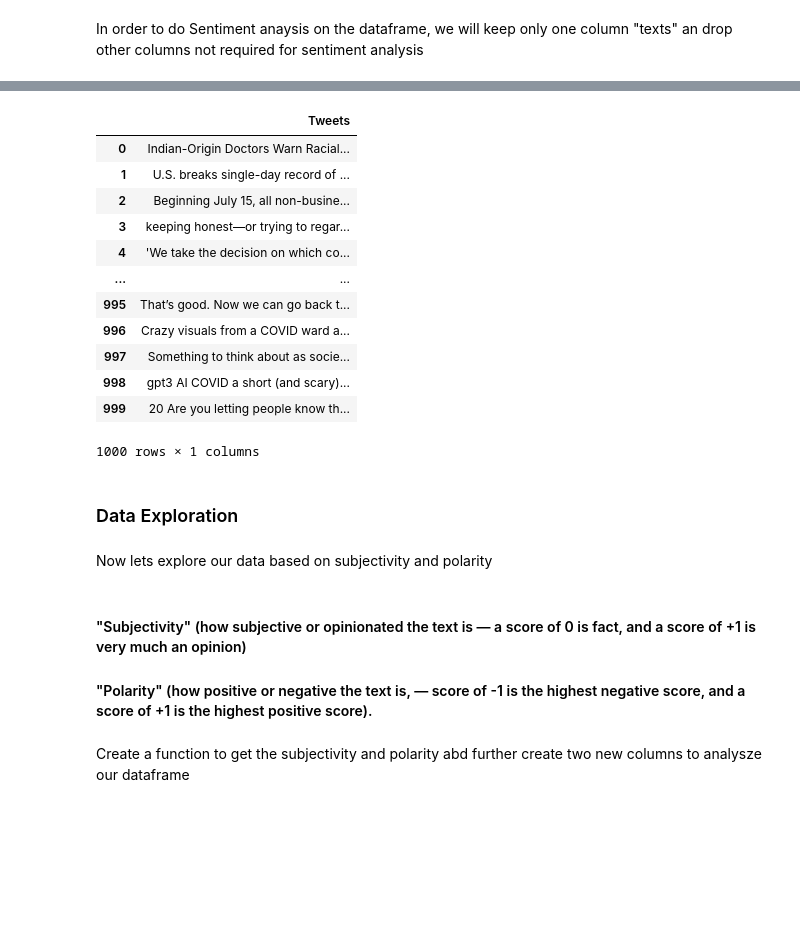
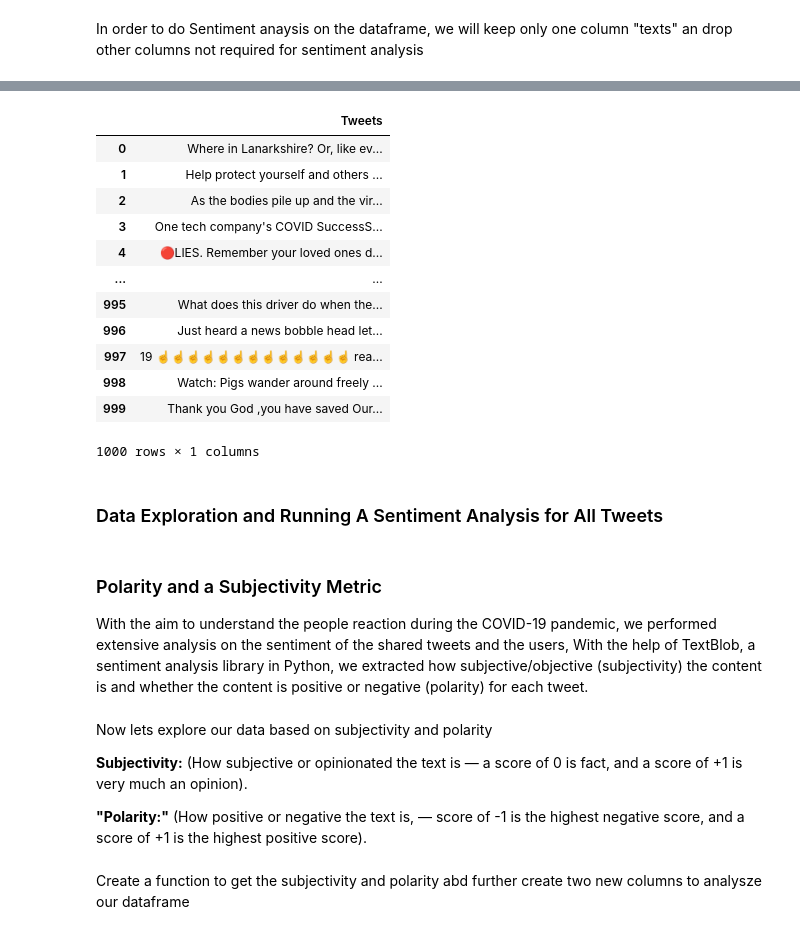
Before and after one commit to PriyaShaji/Data620-1, a Jupyter notebook: Final Project/Test Versions/Final_Project.ipynb, the cells around one changed output, grey strips where cells are left out. Cells and saved outputs as stored; diff of their text form; code cells hidden in the pictures; blank space fills up the shorter version.

```diff
--- a/Final Project/Test Versions/Final_Project.ipynb
+++ b/Final Project/Test Versions/Final_Project.ipynb
@@ -106,7 +121,6 @@ Create a new dataframe object "df_SentimentAnalysis" to preserve the original da
 # %%
+df_1 = df
 
-df_SentimentAnalysis = df
-
-df_SentimentAnalysis.head() ## added new column "Tweets"
+df_1.head() ## added new column "Tweets"
 # %% [output]
 |  | created_at | id | id_str | text | truncated | source | in_reply_to_status_id | in_reply_to_status_id_str | ... |
@@ -121,3 +135,3 @@ Drop all other columns except "Tweets" for sentiment analysis
 # %%
 drop_list = ["Tweets"]
-df_SentimentAnalysis = df_SentimentAnalysis.drop(df_SentimentAnalysis.columns.difference(drop_list), axis=1)
+df_1 = df_SentimentAnalysis.drop(df_SentimentAnalysis.columns.difference(drop_list), axis=1)
@@ -139,42 +138,44 @@ Create a function to clean the tweets
 # %%
-
+# We'll create a function to clean the tweets
 
 def cleanTxt(text):
  text = re.sub('@[A-Za-z0–9]+', '', text) #Removing @mentions
  text = re.sub('#', '', text) # Removing '#' hash tag
  text = re.sub('RT[\s]+', '', text) # Removing RT
  text = re.sub('https?:\/\/\S+', '', text) # Removing hyperlink
 
  return text
 
 
 # Clean the tweets
-df_SentimentAnalysis['Tweets'] = df_SentimentAnalysis['Tweets'].apply(cleanTxt)
-
-# Show the cleaned tweets
-df_SentimentAnalysis
+df_1['Tweets'] = df_1['Tweets'].apply(cleanTxt)
+df_1
 # %% [output]
 |  | Tweets |
-| 0 | Indian-Origin Doctors Warn Racial... |
-| 1 | U.S. breaks single-day record of ... |
-| 2 | Beginning July 15, all non-busine... |
-| 3 | keeping honest—or trying to regar... |
-| 4 | 'We take the decision on which co... |
+| 0 | Where in Lanarkshire? Or, like ev... |
+| 1 | Help protect yourself and others ... |
+| 2 | As the bodies pile up and the vir... |
+| 3 | One tech company's COVID SuccessS... |
+| 4 | 🔴LIES. Remember your loved ones d... |
 | ... | ... |
-| 995 | That’s good. Now we can go back t... |
-| 996 | Crazy visuals from a COVID ward a... |
-| 997 | Something to think about as socie... |
-| 998 | gpt3 AI COVID a short (and scary)... |
-| 999 | 20 Are you letting people know th... |
+| 995 | What does this driver do when the... |
+| 996 | Just heard a news bobble head let... |
+| 997 | 19 ☝️☝️☝️☝️☝️☝️☝️☝️☝️☝️☝️☝️☝️ rea... |
+| 998 | Watch: Pigs wander around freely ... |
+| 999 | Thank you God ,you have saved Our... |
 1000 rows × 1 columns
-# %% [markdown]
-### Data Exploration
-# %% [markdown]
-Now lets explore our data based on subjectivity and polarity
+# %% [markdown]
+###  Data Exploration and Running A Sentiment Analysis for All Tweets
+# %% [markdown]
+### Polarity and a Subjectivity Metric
+
+With  the  aim  to  understand  the  people  reaction  during  the COVID-19 pandemic, we performed extensive analysis on the sentiment of the shared tweets and the users, With the help of TextBlob, a sentiment analysis library in Python, we extracted how subjective/objective (subjectivity) the content is and whether the content is positive or negative (polarity) for each tweet.
 # %% [markdown]
-#### "Subjectivity" (how subjective or opinionated the text is — a score of 0 is fact, and a score of +1 is very much an opinion)
+Now lets explore our data based on subjectivity and polarity
 
-#### "Polarity" (how positive or negative the text is, — score of -1 is the highest negative score, and a score of +1 is the highest positive score).
+**Subjectivity:** (How subjective or opinionated the text is — a score of 0 is fact, and a score of +1 is very much an opinion).
+
+**"Polarity:"** (How positive or negative the text is, — score of -1 is the highest negative score, and a score of +1 is the highest positive score).
 # %% [markdown]
 Create a function to get the subjectivity and polarity abd further create two new columns to analysze our dataframe
 # %%
```
Also changed, not shown: parts of 58 cells of this notebook, 2 other files.
